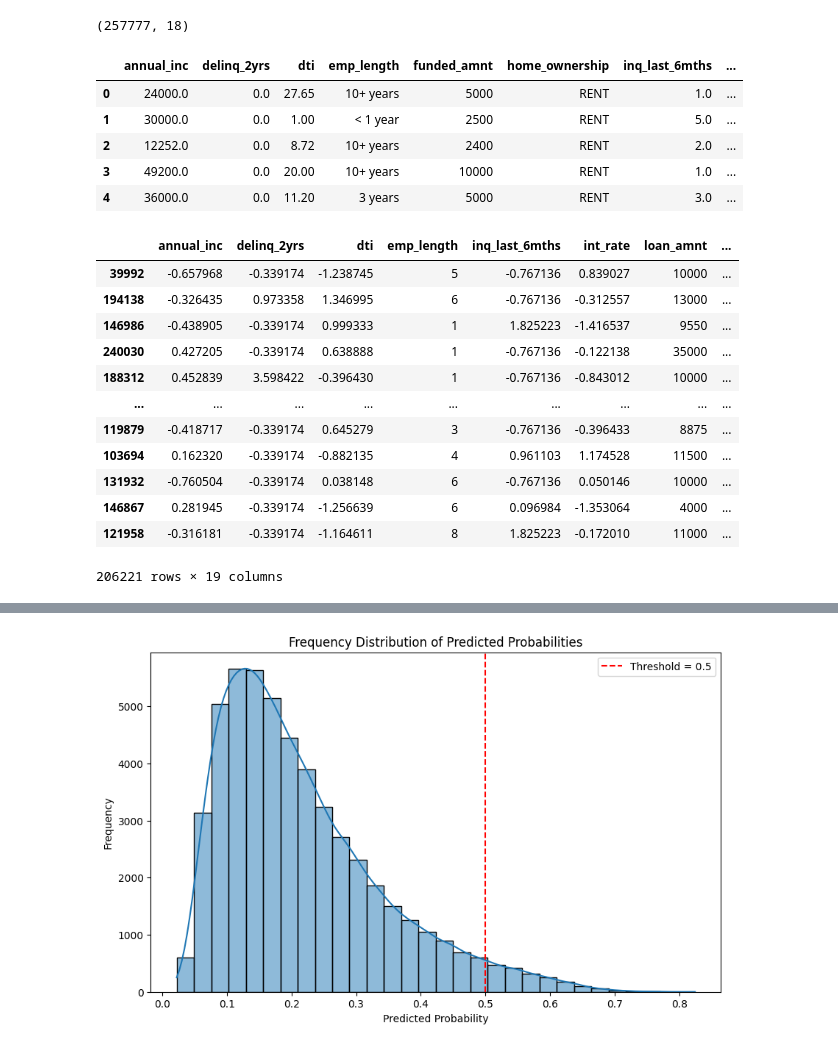
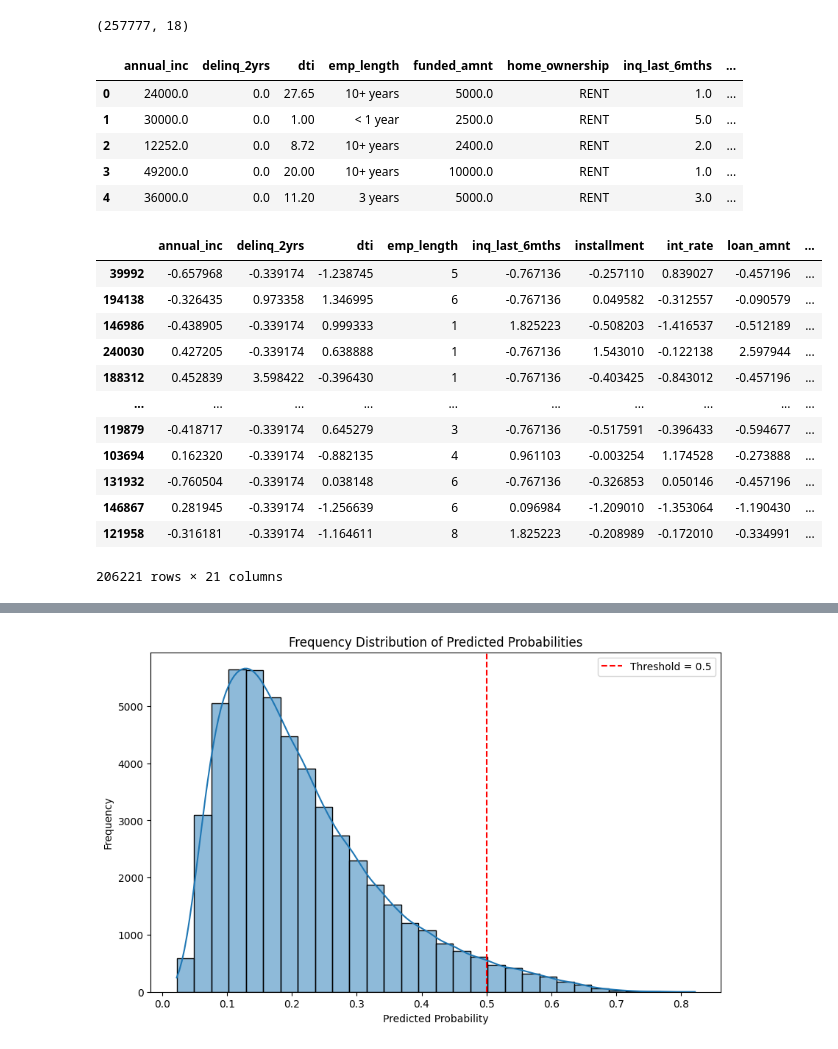
Before and after one commit to tanhl30/HE4045_Project, a Jupyter notebook: 2. Machine Learning A/Elvis_Script.ipynb, the cells around one changed output, grey strips where cells are left out. Drawn from its saved outputs; the diff is of its cells as text; code cells hidden in the pictures.

```diff
--- a/2. Machine Learning A/Elvis_Script.ipynb
+++ b/2. Machine Learning A/Elvis_Script.ipynb
@@ -15,5 +15,5 @@ loan.shape
 # %%
-X=loan.drop(columns=['loan_status','loan_status_grouped','emp_title','purpose','title','issue_d','grade'])
+X=loan.drop(columns=['loan_status','loan_status_grouped','emp_title','purpose','title','issue_d','grade', 'addr_state'])
 y=loan['loan_status_grouped']
 # %%
 X.shape
@@ -23,11 +23,11 @@ X.shape
 X.head()
 # %% [output]
 |  | annual_inc | delinq_2yrs | dti | emp_length | funded_amnt | home_ownership | inq_last_6mths | ... |
-| 0 | 24000.0 | 0.0 | 27.65 | 10+ years | 5000 | RENT | 1.0 | ... |
-| 1 | 30000.0 | 0.0 | 1.00 | < 1 year | 2500 | RENT | 5.0 | ... |
-| 2 | 12252.0 | 0.0 | 8.72 | 10+ years | 2400 | RENT | 2.0 | ... |
-| 3 | 49200.0 | 0.0 | 20.00 | 10+ years | 10000 | RENT | 1.0 | ... |
-| 4 | 36000.0 | 0.0 | 11.20 | 3 years | 5000 | RENT | 3.0 | ... |
+| 0 | 24000.0 | 0.0 | 27.65 | 10+ years | 5000.0 | RENT | 1.0 | ... |
+| 1 | 30000.0 | 0.0 | 1.00 | < 1 year | 2500.0 | RENT | 5.0 | ... |
+| 2 | 12252.0 | 0.0 | 8.72 | 10+ years | 2400.0 | RENT | 2.0 | ... |
+| 3 | 49200.0 | 0.0 | 20.00 | 10+ years | 10000.0 | RENT | 1.0 | ... |
+| 4 | 36000.0 | 0.0 | 11.20 | 3 years | 5000.0 | RENT | 3.0 | ... |
 # %%
 # Encode sub_grade into numerical values
 def sub_grades_encoding(x):
@@ -65,32 +65,32 @@ X_test[numerical_columns] = scaler.transform(X_test[numerical_columns])
 # %%
 # Convert columns in X_train to numeric
 boolean_columns = ['home_ownership_ANY','home_ownership_MORTGAGE', 'home_ownership_NONE','home_ownership_OTHER','home_ownership_OWN','home_ownership_RENT','term_ 36 months','term_ 60 months']
 X_train[boolean_columns] = X_train[boolean_columns].astype(int)
 X_test[boolean_columns] = X_test[boolean_columns].astype(int)
 
 # Dropping variables to avoid multicolinearity and quasi-seperation
-X_train = X_train.drop(['home_ownership_NONE', 'term_ 36 months', 'funded_amnt', 'installment', 'total_pymnt'], axis=1)
-X_test = X_test.drop(['home_ownership_NONE', 'term_ 36 months', 'funded_amnt', 'installment', 'total_pymnt'], axis=1)
+X_train = X_train.drop(['home_ownership_NONE', 'funded_amnt', 'total_pymnt'], axis=1)
+X_test = X_test.drop(['home_ownership_NONE', 'funded_amnt', 'total_pymnt'], axis=1)
 
 # Convert y_train to numeric (if it is not already)
 y_train = pd.to_numeric(y_train, errors='coerce')
 
 # Drop rows with NaN values in X_train or y_train
 X_train = X_train.dropna()
 y_train = y_train[X_train.index]  # Ensure y_train matches X_train
 
 X_train
 # %% [output]
-|  | annual_inc | delinq_2yrs | dti | emp_length | inq_last_6mths | int_rate | loan_amnt | ... |
-| 39992 | -0.657968 | -0.339174 | -1.238745 | 5 | -0.767136 | 0.839027 | 10000 | ... |
-| 194138 | -0.326435 | 0.973358 | 1.346995 | 6 | -0.767136 | -0.312557 | 13000 | ... |
-| 146986 | -0.438905 | -0.339174 | 0.999333 | 1 | 1.825223 | -1.416537 | 9550 | ... |
-| 240030 | 0.427205 | -0.339174 | 0.638888 | 1 | -0.767136 | -0.122138 | 35000 | ... |
-| 188312 | 0.452839 | 3.598422 | -0.396430 | 1 | -0.767136 | -0.843012 | 10000 | ... |
-| ... | ... | ... | ... | ... | ... | ... | ... | ... |
-| 119879 | -0.418717 | -0.339174 | 0.645279 | 3 | -0.767136 | -0.396433 | 8875 | ... |
-| 103694 | 0.162320 | -0.339174 | -0.882135 | 4 | 0.961103 | 1.174528 | 11500 | ... |
-| 131932 | -0.760504 | -0.339174 | 0.038148 | 6 | -0.767136 | 0.050146 | 10000 | ... |
-| 146867 | 0.281945 | -0.339174 | -1.256639 | 6 | 0.096984 | -1.353064 | 4000 | ... |
-| 121958 | -0.316181 | -0.339174 | -1.164611 | 8 | 1.825223 | -0.172010 | 11000 | ... |
+|  | annual_inc | delinq_2yrs | dti | emp_length | inq_last_6mths | installment | int_rate | loan_amnt | ... |
+| 39992 | -0.657968 | -0.339174 | -1.238745 | 5 | -0.767136 | -0.257110 | 0.839027 | -0.457196 | ... |
+| 194138 | -0.326435 | 0.973358 | 1.346995 | 6 | -0.767136 | 0.049582 | -0.312557 | -0.090579 | ... |
+| 146986 | -0.438905 | -0.339174 | 0.999333 | 1 | 1.825223 | -0.508203 | -1.416537 | -0.512189 | ... |
+| 240030 | 0.427205 | -0.339174 | 0.638888 | 1 | -0.767136 | 1.543010 | -0.122138 | 2.597944 | ... |
+| 188312 | 0.452839 | 3.598422 | -0.396430 | 1 | -0.767136 | -0.403425 | -0.843012 | -0.457196 | ... |
+| ... | ... | ... | ... | ... | ... | ... | ... | ... | ... |
+| 119879 | -0.418717 | -0.339174 | 0.645279 | 3 | -0.767136 | -0.517591 | -0.396433 | -0.594677 | ... |
+| 103694 | 0.162320 | -0.339174 | -0.882135 | 4 | 0.961103 | -0.003254 | 1.174528 | -0.273888 | ... |
+| 131932 | -0.760504 | -0.339174 | 0.038148 | 6 | -0.767136 | -0.326853 | 0.050146 | -0.457196 | ... |
+| 146867 | 0.281945 | -0.339174 | -1.256639 | 6 | 0.096984 | -1.209010 | -1.353064 | -1.190430 | ... |
+| 121958 | -0.316181 | -0.339174 | -1.164611 | 8 | 1.825223 | -0.208989 | -0.172010 | -0.334991 | ... |
-206221 rows × 19 columns
+206221 rows × 21 columns
```
Also changed, not shown: parts of 4 cells of this notebook.
